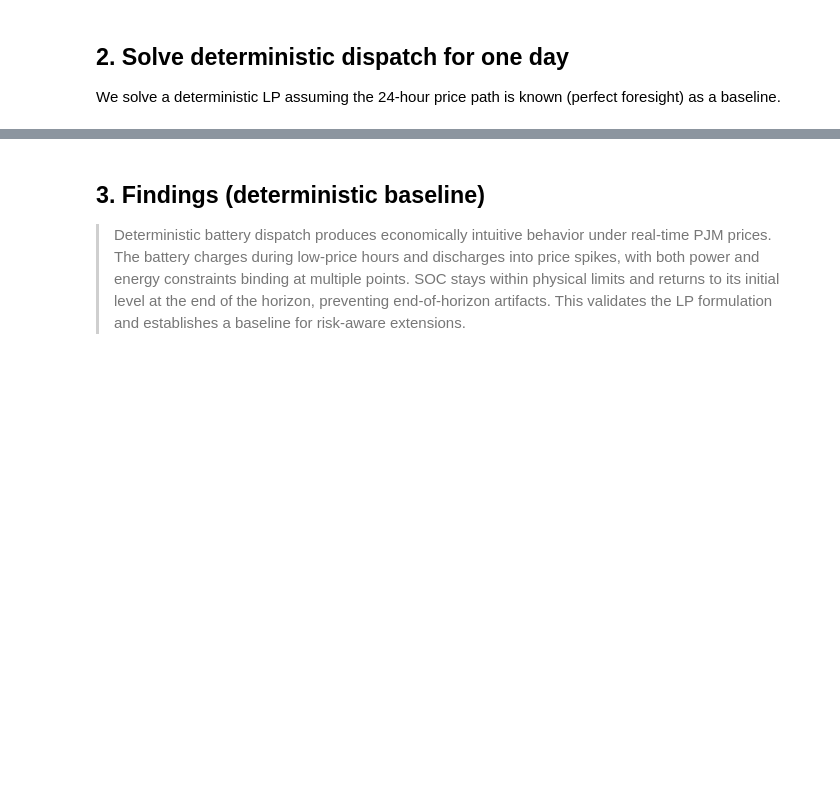
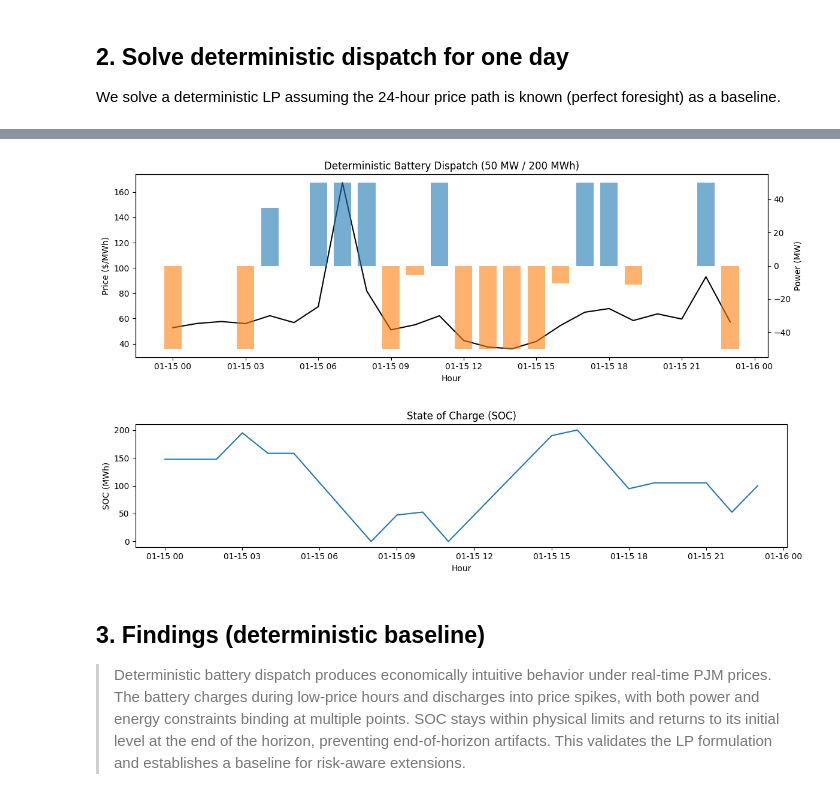
Before and after one commit to melsholk/energy-storage-dispatch-risk-aware-optimization, a Jupyter notebook: notebooks/01_data_and_deterministic_dispatch.ipynb, the cells around one changed output, grey strips where cells are left out. Cells and saved outputs as stored; diff of their text form; code cells hidden in the pictures; blank space fills up the shorter version.

```diff
--- a/notebooks/01_data_and_deterministic_dispatch.ipynb
+++ b/notebooks/01_data_and_deterministic_dispatch.ipynb
@@ -54,27 +70,30 @@ det_plan.head()
 # %%
 # Plot: price + dispatch
 fig, ax1 = plt.subplots(figsize=(12,4))
 ax1.plot(df_day["timestamp"], df_day["price"], color="black")
 ax1.set_ylabel("Price ($/MWh)")
 ax1.set_xlabel("Hour")
 
 ax2 = ax1.twinx()
-ax2.bar(df_day["timestamp"], det_plan["discharge"], alpha=0.6, label="Discharge")
-ax2.bar(df_day["timestamp"], -det_plan["charge"], alpha=0.6, label="Charge")
+ax2.bar(df_day["timestamp"], det_plan["discharge"], width=0.03, alpha=0.6, label="Discharge")
+ax2.bar(df_day["timestamp"], -det_plan["charge"], width=0.03, alpha=0.6, label="Charge")
 ax2.set_ylabel("Power (MW)")
 
 plt.title("Deterministic Battery Dispatch (50 MW / 200 MWh)")
 plt.tight_layout()
 plt.show()
 
 # Plot: SOC
 plt.figure(figsize=(12,3))
 plt.plot(df_day["timestamp"], det_plan["soc"])
 plt.title("State of Charge (SOC)")
 plt.xlabel("Hour")
 plt.ylabel("SOC (MWh)")
 plt.tight_layout()
 plt.show()
+# %% [output]
+[figure, added]
+[figure, added]
 # %% [markdown]
 ## 3. Findings (deterministic baseline)
 > Deterministic battery dispatch produces economically intuitive behavior under real-time PJM prices. The battery charges during low-price hours and discharges into price spikes, with both power and energy constraints binding at multiple points. SOC stays within physical limits and returns to its initial level at the end of the horizon, preventing end-of-horizon artifacts. This validates the LP formulation and establishes a baseline for risk-aware extensions.
```
Also changed, not shown: parts of 4 cells of this notebook, 1 other file.
